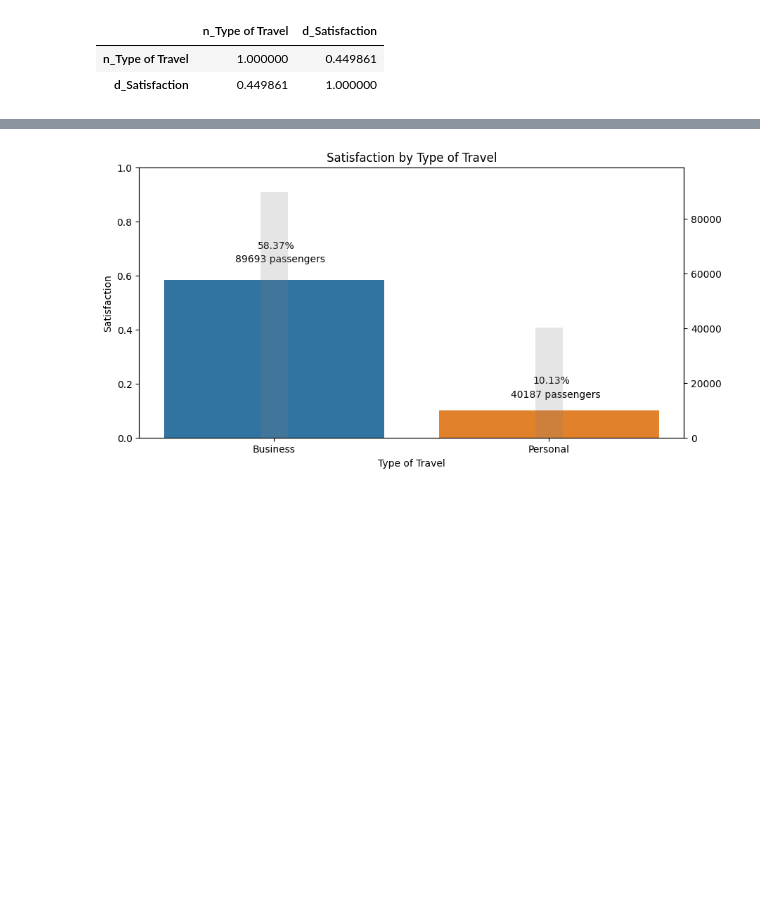
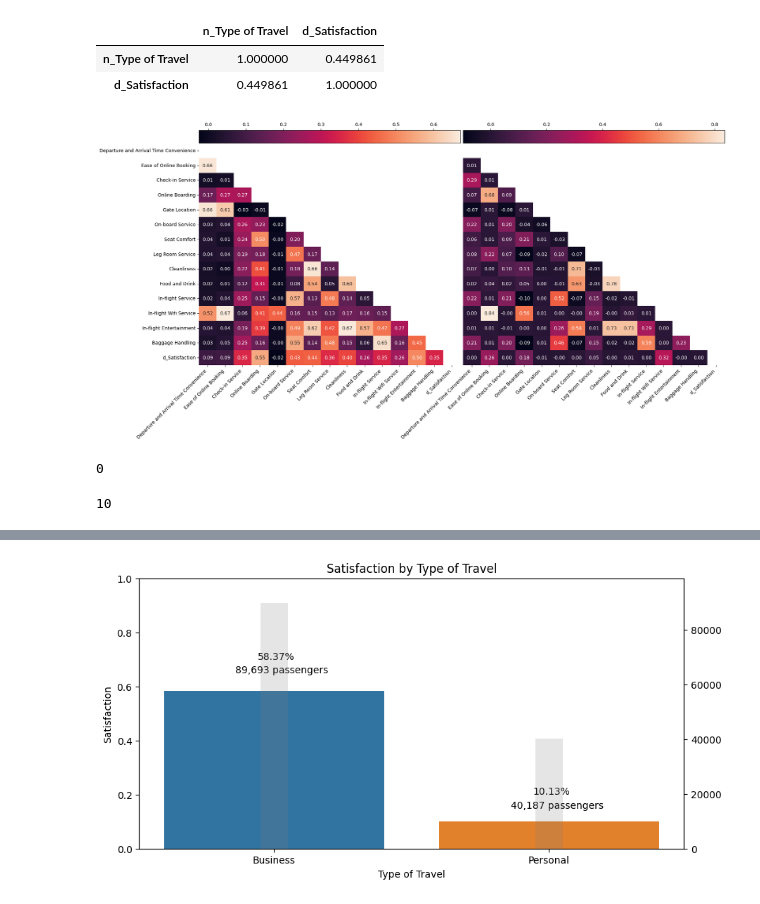
Before and after one commit to chef-danny-d/airline-satisfaction, a Jupyter notebook: project.ipynb, the cells around one changed output, grey strips where cells are left out. Saved outputs shown, nothing was run; the diff lists cells and outputs as text; code cells hidden in the pictures; blank space fills up the shorter version.

```diff
--- a/project.ipynb
+++ b/project.ipynb
@@ -782,3 +782,47 @@ q7_p4[['n_Type of Travel', 'd_Satisfaction']].corr()
 |  | n_Type of Travel | d_Satisfaction |
 | n_Type of Travel | 1.000000 | 0.449861 |
 | d_Satisfaction | 0.449861 | 1.000000 |
+# %%
+question_7_data[feats].head()
+
+feat_corr_q7_p4 = question_7_data[feats]
+
+business_q7_p4 = feat_corr_q7_p4[feat_corr_q7_p4['Type of Travel'] == 'Business']
+personal_q7_p4 = feat_corr_q7_p4[feat_corr_q7_p4['Type of Travel'] == 'Personal']
+
+business_q7_p4 = business_q7_p4.drop(['Type of Travel'], axis=1)
+personal_q7_p4 = personal_q7_p4.drop(['Type of Travel'], axis=1)
+
+business_q7_p4_corr = business_q7_p4.corr()
+business_q7_p4_corr_mask = np.triu(np.ones_like(business_q7_p4_corr, dtype=bool))
+
+personal_q7_p4_corr = personal_q7_p4.corr()
+personal_q7_p4_corr_mask = np.triu(np.ones_like(personal_q7_p4_corr, dtype=bool))
+
+fig, ax = plt.subplots(1, 2, figsize=(20, 10))
+
+sns.heatmap(business_q7_p4_corr, annot=True, ax=ax[0], fmt='.2f', mask=business_q7_p4_corr_mask, cbar=False)
+sns.heatmap(personal_q7_p4_corr, annot=True, ax=ax[1], fmt='.2f', mask=personal_q7_p4_corr_mask, cbar=False)
+
+ax[0].set_title('Business Type of Travel')
+ax[0].set_xticklabels(ax[0].get_xticklabels(), rotation=45, ha='right')
+
+ax[1].set_title('Personal Type of Travel')
+ax[1].set_xticklabels(ax[1].get_xticklabels(), rotation=45, ha='right')
+ax[1].set_yticks([])
+
+fig.subplots_adjust(wspace=0.01)
+fig.colorbar(ax[0].collections[0], ax=ax[0], location='top', use_gridspec=False, pad=0)
+fig.colorbar(ax[1].collections[0], ax=ax[1], location='top', use_gridspec=False, pad=0)
+
+plt.show()
+# %% [output]
+[figure, added]
+# %%
+business_q7_p4_corr[(business_q7_p4_corr >= 0.7) & (business_q7_p4_corr < 1)].count().sum()
+# %% [output]
+0
+# %%
+personal_q7_p4_corr[(personal_q7_p4_corr >= 0.7) & (personal_q7_p4_corr < 1)].count().sum()
+# %% [output]
+10
```
Also changed, not shown: parts of 9 cells of this notebook.
